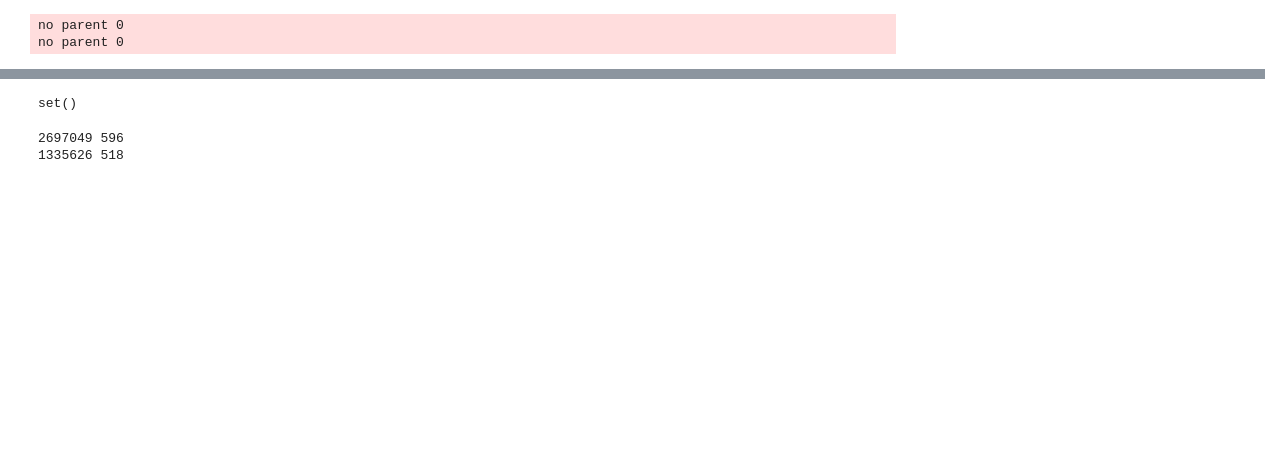
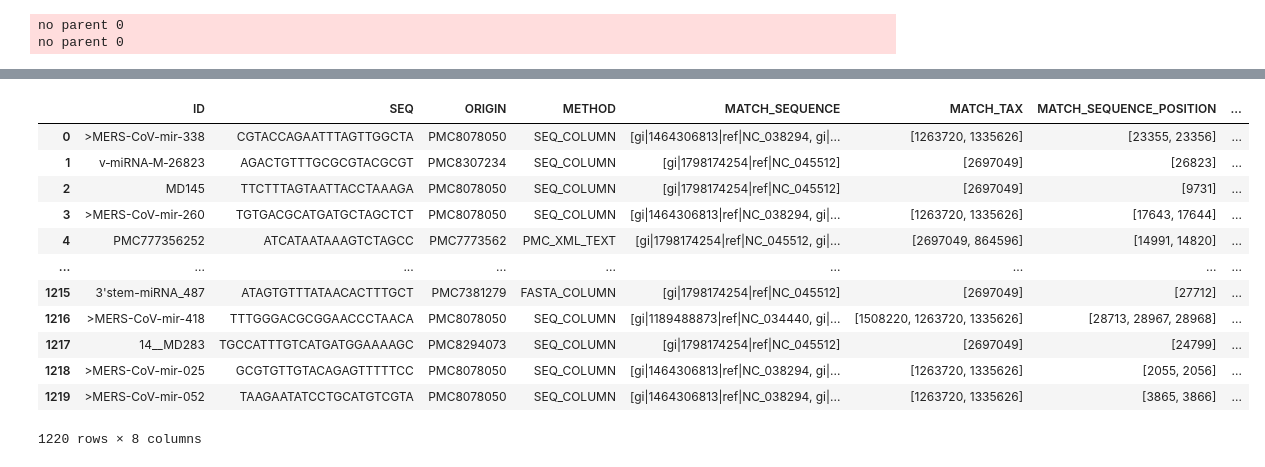
Before and after one commit to mjoppich/VIMTM, a Jupyter notebook: covidsents/extract_mirnas.ipynb, the cells around one changed output, grey strips where cells are left out. Saved outputs shown, nothing was run; the diff lists cells and outputs as text; code cells hidden in the pictures; blank space fills up the shorter version.

```diff
--- a/covidsents/extract_mirnas.ipynb
+++ b/covidsents/extract_mirnas.ipynb
@@ -1474,10 +1492,49 @@ PMC8358877 2697049 36
-# %%
-tax2mirnas["1335626"].intersection(tax2mirnas["2697049"])
-# %% [output]
-set()
-# %%
-for x in tax2mirnaseq:
-    print(x, len(tax2mirnaseq[x]))
-# %% [output]
-2697049 596
-1335626 518
+# %%
+def print_mirnas_table( mirnas ):
+
+    allEntries = []
+    for mir in mirnas:
+
+        detailsList = []
+
+        for origin in mir.origin:
+            detailsList.append( mir.mirna_id )
+            detailsList.append( mir.mirna_seq )
+            detailsList.append( origin )
+            detailsList.append( mir.source )
+
+            virMatch = mir.bestmatches.get("virus", None)
+
+            if not virMatch is None:
+                detailsList.append( [vm["matched_seq_id"] for vm in virMatch] )
+                detailsList.append( [vm["matched_tax_id"] for vm in virMatch] )
+                detailsList.append( [vm["matched_position_target"] for vm in virMatch] )
+                detailsList.append( [",".join(vm["matched_doc_virus"]) for vm in virMatch] )
+            else:
+                detailsList.append(None)
+                detailsList.append(None)
+                detailsList.append(None)
+                detailsList.append(None)
+
+        allEntries.append(tuple(detailsList))
+
+    return pd.DataFrame.from_records(allEntries, columns=["ID", "SEQ", "ORIGIN", "METHOD", "MATCH_SEQUENCE", "MATCH_TAX", "MATCH_SEQUENCE_POSITION", "MATCH_DOCUMENT_TAX"])
+
+df = print_mirnas_table(allmirnas)
+df.to_csv("vimtm_mirna.df", sep="\t", index=False)
+
+display(df)
+# %% [output]
+|  | ID | SEQ | ORIGIN | METHOD | MATCH_SEQUENCE | MATCH_TAX | MATCH_SEQUENCE_POSITION | ... |
+| 0 | >MERS-CoV-mir-338 | CGTACCAGAATTTAGTTGGCTA | PMC8078050 | SEQ_COLUMN | [gi|1464306813|ref|NC_038294, gi|... | [1263720, 1335626] | [23355, 23356] | ... |
+| 1 | v‐miRNA‐M‐26823 | AGACTGTTTGCGCGTACGCGT | PMC8307234 | SEQ_COLUMN | [gi|1798174254|ref|NC_045512] | [2697049] | [26823] | ... |
+| 2 | MD145 | TTCTTTAGTAATTACCTAAAGA | PMC8078050 | SEQ_COLUMN | [gi|1798174254|ref|NC_045512] | [2697049] | [9731] | ... |
+| 3 | >MERS-CoV-mir-260 | TGTGACGCATGATGCTAGCTCT | PMC8078050 | SEQ_COLUMN | [gi|1464306813|ref|NC_038294, gi|... | [1263720, 1335626] | [17643, 17644] | ... |
+| 4 | PMC777356252 | ATCATAATAAAGTCTAGCC | PMC7773562 | PMC_XML_TEXT | [gi|1798174254|ref|NC_045512, gi|... | [2697049, 864596] | [14991, 14820] | ... |
+| ... | ... | ... | ... | ... | ... | ... | ... | ... |
+| 1215 | 3'stem-miRNA_487 | ATAGTGTTTATAACACTTTGCT | PMC7381279 | FASTA_COLUMN | [gi|1798174254|ref|NC_045512] | [2697049] | [27712] | ... |
+| 1216 | >MERS-CoV-mir-418 | TTTGGGACGCGGAACCCTAACA | PMC8078050 | SEQ_COLUMN | [gi|1189488873|ref|NC_034440, gi|... | [1508220, 1263720, 1335626] | [28713, 28967, 28968] | ... |
+| 1217 | 14__MD283 | TGCCATTTGTCATGATGGAAAAGC | PMC8294073 | SEQ_COLUMN | [gi|1798174254|ref|NC_045512] | [2697049] | [24799] | ... |
+| 1218 | >MERS-CoV-mir-025 | GCGTGTTGTACAGAGTTTTTCC | PMC8078050 | SEQ_COLUMN | [gi|1464306813|ref|NC_038294, gi|... | [1263720, 1335626] | [2055, 2056] | ... |
+| 1219 | >MERS-CoV-mir-052 | TAAGAATATCCTGCATGTCGTA | PMC8078050 | SEQ_COLUMN | [gi|1464306813|ref|NC_038294, gi|... | [1263720, 1335626] | [3865, 3866] | ... |
+1220 rows × 8 columns
```
Also changed, not shown: parts of 46 cells of this notebook, 2 other files.
